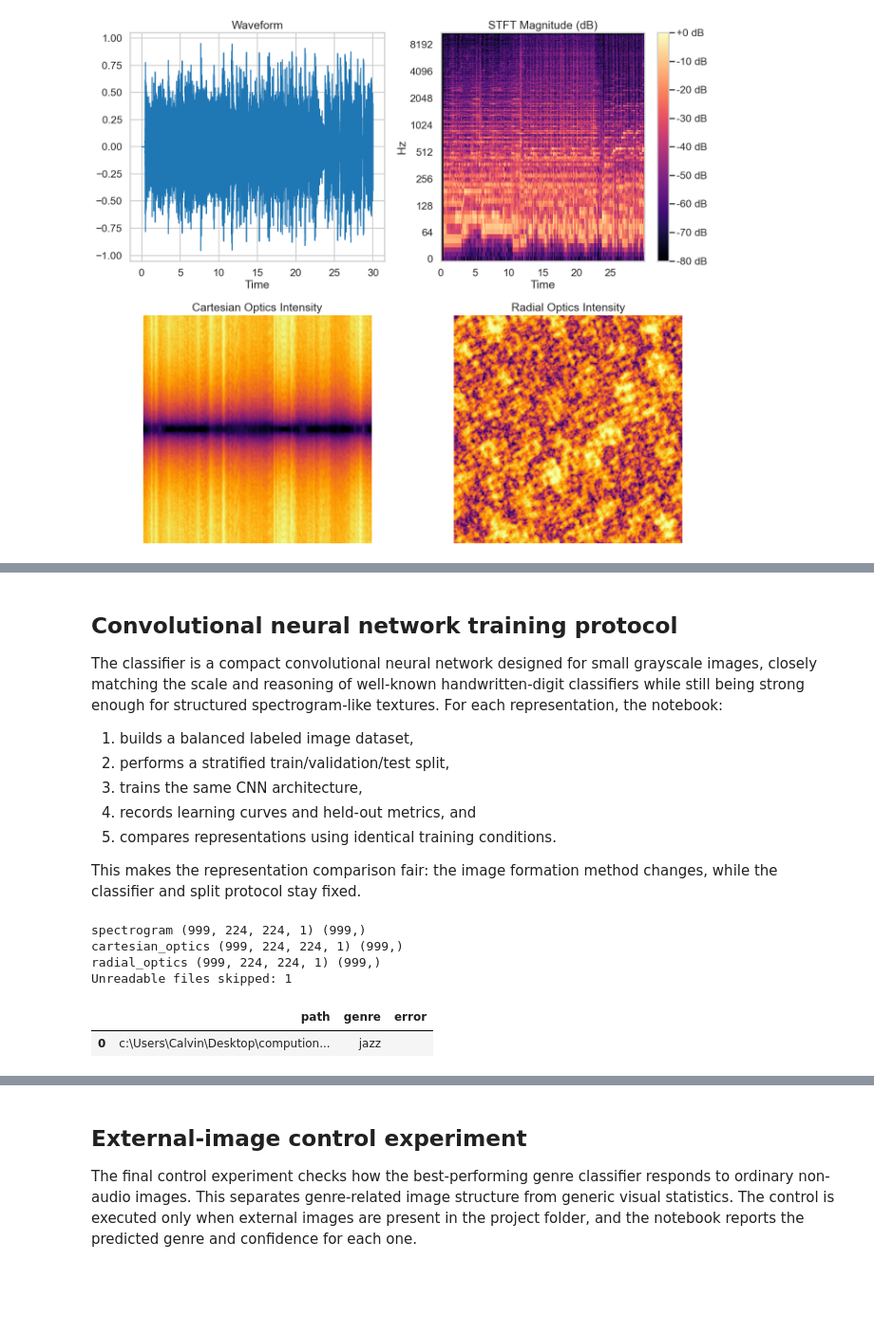
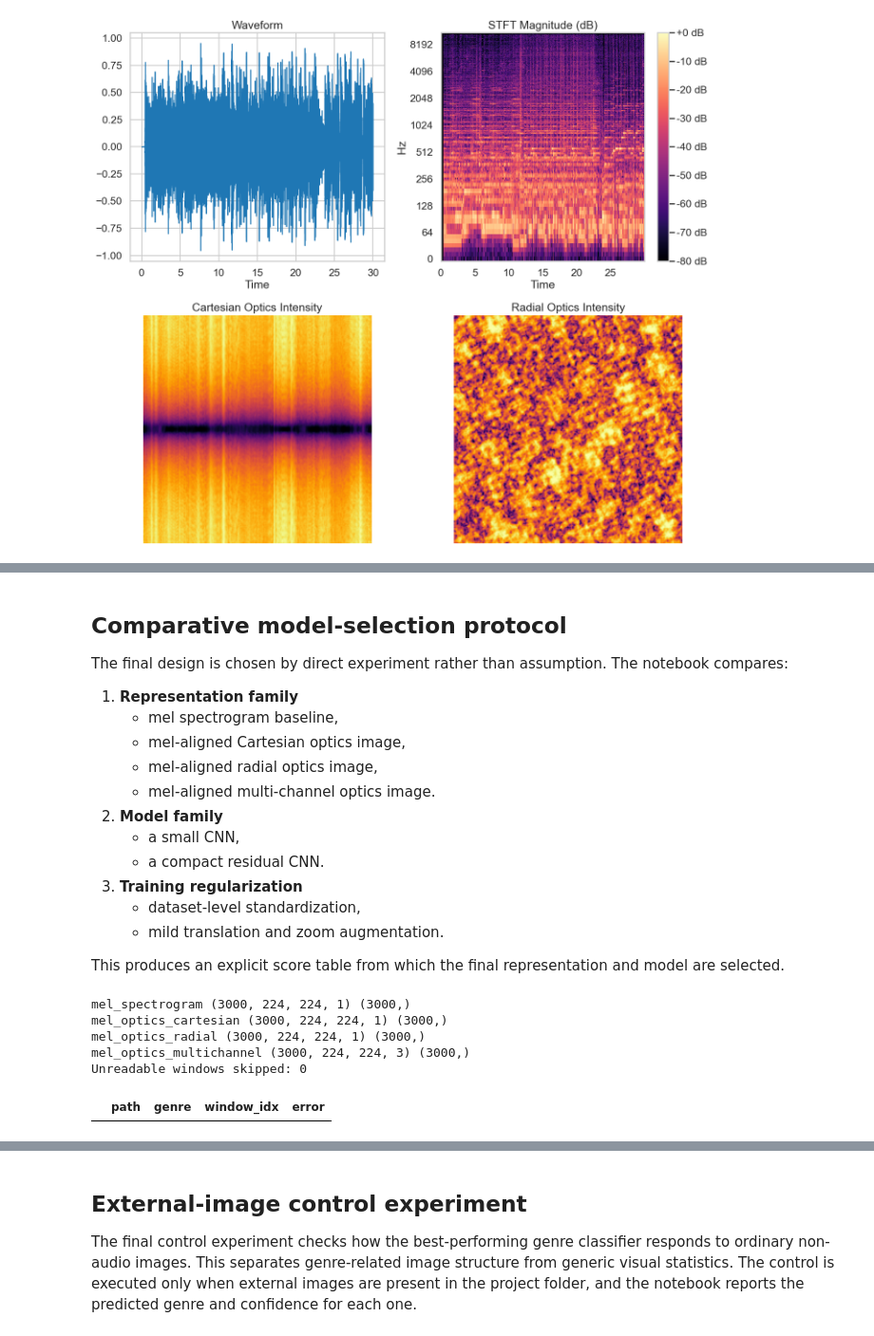
Before and after one commit to ismellpillows/computationalopticsfourier, a Jupyter notebook: audio_optics_genre_research.ipynb, the cells around one changed output, grey strips where cells are left out. Shown at 95% size. Drawn from its saved outputs; the diff is of its cells as text; code cells hidden in the pictures; blank space fills up the shorter version.

```diff
--- a/audio_optics_genre_research.ipynb
+++ b/audio_optics_genre_research.ipynb
@@ -464,14 +642,20 @@ def build_cnn_model(input_shape: tuple[int, int, int], n_classes: int) -> keras.
     return model
 # %% [markdown]
-## Convolutional neural network training protocol
+## Comparative model-selection protocol
 
-The classifier is a compact convolutional neural network designed for small grayscale images, closely matching the scale and reasoning of well-known handwritten-digit classifiers while still being strong enough for structured spectrogram-like textures. For each representation, the notebook:
+The final design is chosen by direct experiment rather than assumption. The notebook compares:
 
-1. builds a balanced labeled image dataset,
-2. performs a stratified train/validation/test split,
-3. trains the same CNN architecture,
-4. records learning curves and held-out metrics, and
-5. compares representations using identical training conditions.
+1. **Representation family**
+   - mel spectrogram baseline,
+   - mel-aligned Cartesian optics image,
+   - mel-aligned radial optics image,
+   - mel-aligned multi-channel optics image.
+2. **Model family**
+   - a small CNN,
+   - a compact residual CNN.
+3. **Training regularization**
+   - dataset-level standardization,
+   - mild translation and zoom augmentation.
 
-This makes the representation comparison fair: the image formation method changes, while the classifier and split protocol stay fixed.
+This produces an explicit score table from which the final representation and model are selected.
 # %%
@@ -538,17 +784,17 @@ def train_and_evaluate_cnn(
 # %%
-RUN_FULL_DATASET = True
-MAX_PER_GENRE = 100 if RUN_FULL_DATASET else 40
-CNN_EPOCHS = 18
-image_dataset = build_image_dataset(audio_manifest, max_per_genre=MAX_PER_GENRE, refresh=False)
+MAX_WINDOWS_PER_GENRE = 300
+MODEL_SEARCH_EPOCHS = 8
+FINAL_EPOCHS = 14
+window_image_dataset = build_window_image_dataset(window_manifest, max_windows_per_genre=MAX_WINDOWS_PER_GENRE, refresh=True, persist_cache=False)
 for rep_name in REPRESENTATIONS:
-    print(rep_name, image_dataset[rep_name]['images'].shape, image_dataset[rep_name]['labels'].shape)
-print('Unreadable files skipped:', len(image_dataset['failed_files']))
-image_dataset['failed_files'].head() if len(image_dataset['failed_files']) else pd.DataFrame(columns=['path', 'genre', 'error'])
+    print(rep_name, window_image_dataset[rep_name]['images'].shape, window_image_dataset[rep_name]['labels'].shape)
+print('Unreadable windows skipped:', len(window_image_dataset['failed_rows']))
+window_image_dataset['failed_rows'].head() if len(window_image_dataset['failed_rows']) else pd.DataFrame(columns=['path', 'genre', 'window_idx', 'error'])
 # %% [output]
-spectrogram (999, 224, 224, 1) (999,)
-cartesian_optics (999, 224, 224, 1) (999,)
-radial_optics (999, 224, 224, 1) (999,)
-Unreadable files skipped: 1
+mel_spectrogram (3000, 224, 224, 1) (3000,)
+mel_optics_cartesian (3000, 224, 224, 1) (3000,)
+mel_optics_radial (3000, 224, 224, 1) (3000,)
+mel_optics_multichannel (3000, 224, 224, 3) (3000,)
+Unreadable windows skipped: 0
-|  | path | genre | error |
-| 0 | c:\Users\Calvin\Desktop\compution... | jazz |  |
+|  | path | genre | window_idx | error |
 # %%
```
Also changed, not shown: parts of 12 cells of this notebook, 3 other files.
